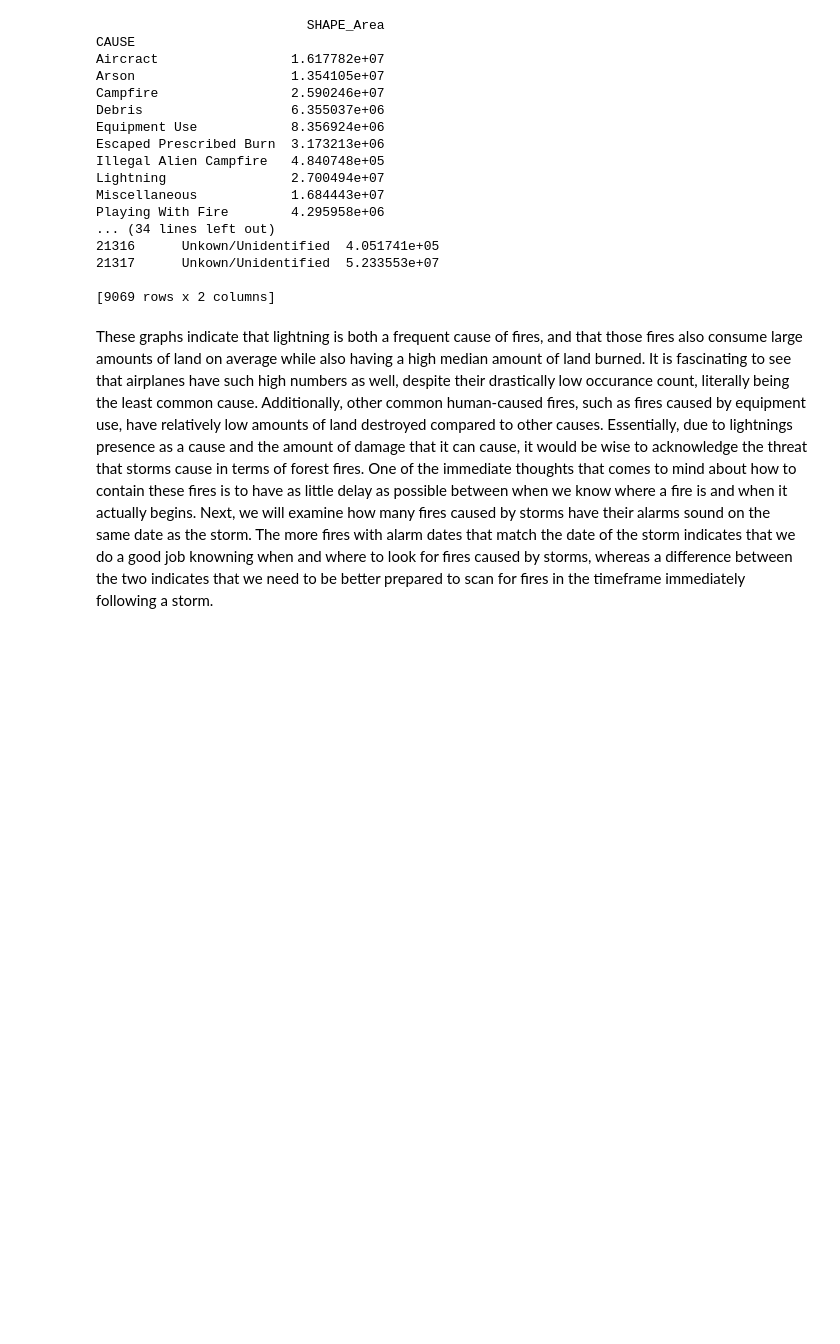
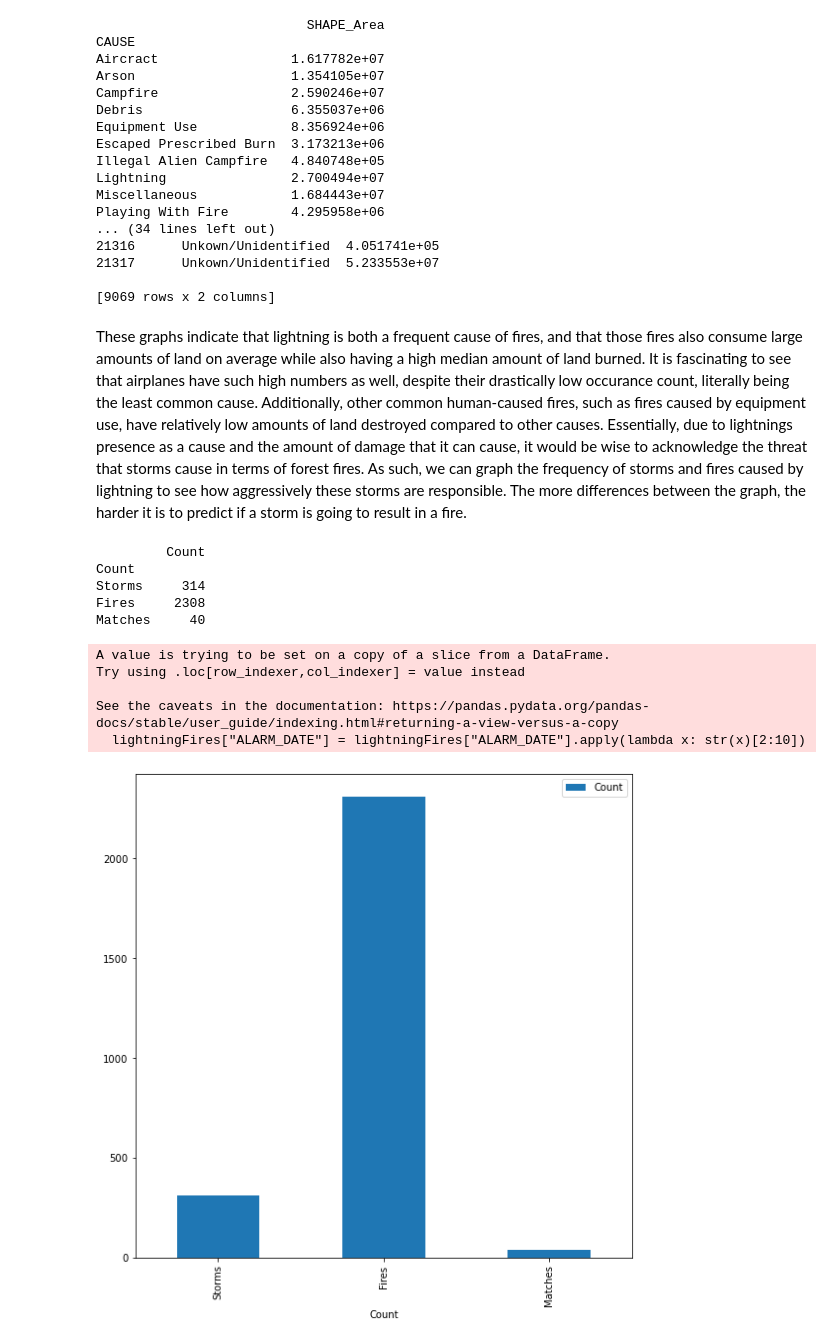
Before and after one commit to Vendr1ck/Xander_DataScience, a Jupyter notebook: WildfireResearch/wildfire.ipynb, the cells around one changed output. Drawn from its saved outputs; the diff is of its cells as text; code cells hidden in the pictures; blank space fills up the shorter version.

```diff
--- a/WildfireResearch/wildfire.ipynb
+++ b/WildfireResearch/wildfire.ipynb
@@ -131,4 +125,68 @@ Playing With Fire        4.295958e+06
 
 [9069 rows x 2 columns]
 # %% [markdown]
-These graphs indicate that lightning is both a frequent cause of fires, and that those fires also consume large amounts of land on average while also having a high median amount of land burned. It is fascinating to see that airplanes have such high numbers as well, despite their drastically low occurance count, literally being the least common cause. Additionally, other common human-caused fires, such as fires caused by equipment use, have relatively low amounts of land destroyed compared to other causes. Essentially, due to lightnings presence as a cause and the amount of damage that it can cause, it would be wise to acknowledge the threat that storms cause in terms of forest fires. One of the immediate thoughts that comes to mind about how to contain these fires is to have as little delay as possible between when we know where a fire is and when it actually begins. Next, we will examine how many fires caused by storms have their alarms sound on the same date as the storm. The more fires with alarm dates that match the date of the storm indicates that we do a good job knowning when and where to look for fires caused by storms, whereas a difference between the two indicates that we need to be better prepared to scan for fires in the timeframe immediately following a storm.
+These graphs indicate that lightning is both a frequent cause of fires, and that those fires also consume large amounts of land on average while also having a high median amount of land burned. It is fascinating to see that airplanes have such high numbers as well, despite their drastically low occurance count, literally being the least common cause. Additionally, other common human-caused fires, such as fires caused by equipment use, have relatively low amounts of land destroyed compared to other causes. Essentially, due to lightnings presence as a cause and the amount of damage that it can cause, it would be wise to acknowledge the threat that storms cause in terms of forest fires. As such, we can graph the frequency of storms and fires caused by lightning to see how aggressively these storms are responsible. The more differences between the graph, the harder it is to predict if a storm is going to result in a fire.
+# %%
+ignoreLabelsStorm = ["BEGIN_RANGE","END_RANGE","EVENT_ID","CZ_NAME_STR","MAGNITUDE","TOR_F_SCALE","DEATHS_DIRECT","INJURIES_DIRECT","DAMAGE_PROPERTY_NUM","DAMAGE_CROPS_NUM","STATE_ABBR","CZ_TIMEZONE","MAGNITUDE_TYPE","EPISODE_ID","CZ_TYPE","CZ_FIPS","WFO","INJURIES_INDIRECT","DEATHS_INDIRECT","FLOOD_CAUSE","TOR_LENGTH","TOR_WIDTH","BEGIN_AZIMUTH","END_AZIMUTH","BEGIN_LAT","BEGIN_LON","END_LAT","END_LON","EVENT_NARRATIVE","EPISODE_NARRATIVE","ABSOLUTE_ROWNUMBER"]
+
+#gets the dataframe from the valuable information from the storms .csv
+stormsAll = pd.read_csv("storm_data_search_results.csv", on_bad_lines="skip")
+stormsAll.drop(labels=ignoreLabelsStorm, inplace=True, axis=1)
+
+lightningFires = firesAll[firesAll.CAUSE == "Lightning"] #filters a new dataframe to only be fires caused by lightning
+
+#removes the useless time data from the date information and formats for parsing later
+stormsAll["BEGIN_DATE"] = stormsAll["BEGIN_DATE"].apply(lambda x: str(x)[0:8])
+
+lightningFires["ALARM_DATE"] = lightningFires["ALARM_DATE"].apply(lambda x: str(x)[2:10])
+# lightningFires.loc[:, lightningFires["ALARM_DATE"]] = str(lightningFires["ALARM_DATE"])[2:10]
+# lightningFires["CONT_DATE"] = lightningFires["CONT_DATE"].apply(lambda x: str(x)[2:10])
+# lightningFires.sort_values(by=["YEAR_"], axis=1, inplace=True)
+
+#parses the dates from the two data sets so pandas knows what to do with them
+stormDates = pd.to_datetime(stormsAll["BEGIN_DATE"])
+lightningFireDates = pd.to_datetime(lightningFires["ALARM_DATE"], yearfirst=True, utc=False, errors="coerce")
+
+dateComparison = stormDates.copy()
+#firesAll = firesAll[firesAll.CAUSE != "DNE"]
+dateComparison = dateComparison[dateComparison.isin(lightningFireDates)]
+stormCount = stormDates.count()
+fireCount = lightningFireDates.count()
+matchCount = dateComparison.count()
+countComparison = pd.DataFrame({"Storms":[stormCount], "Fires":[fireCount], "Matches":[matchCount]})
+countComparison = countComparison.transpose()
+countComparison.rename(columns={0:"Count"}, inplace=True)
+countComparison.rename_axis(mapper="Count", axis=0, inplace=True)
+print(countComparison)
+
+# dateComparison = pd.DataFrame()#{"Date":[], "True?":[]}
+# dateComparison = pd.concat((dateComparison, stormDates))
+# dateComparison.rename_axis(mapper="Date", axis=1, inplace=True)
+# dateComparison = stormDates.copy()
+
+
+# print(dateComparison)
+
+# lightningFireDatePlot = lightningFireDates.plot(kind="bar", figsize=(15,15), legend=True)
+
+countComparison.plot(kind="bar", figsize=(9,9))
+plt.show()
+
+# print(stormDates)
+# print(lightningFires)
+# print(lightningFireDates)
+
+# print(stormsAll)
+# print(lightningFires)
+# %% [output]
+         Count
+Count
+Storms     314
+Fires     2308
+Matches     40
+A value is trying to be set on a copy of a slice from a DataFrame.
+Try using .loc[row_indexer,col_indexer] = value instead
+
+See the caveats in the documentation: https://pandas.pydata.org/pandas-docs/stable/user_guide/indexing.html#returning-a-view-versus-a-copy
+  lightningFires["ALARM_DATE"] = lightningFires["ALARM_DATE"].apply(lambda x: str(x)[2:10])
+[figure, added]
```
Also changed, not shown: parts of 2 cells of this notebook.
